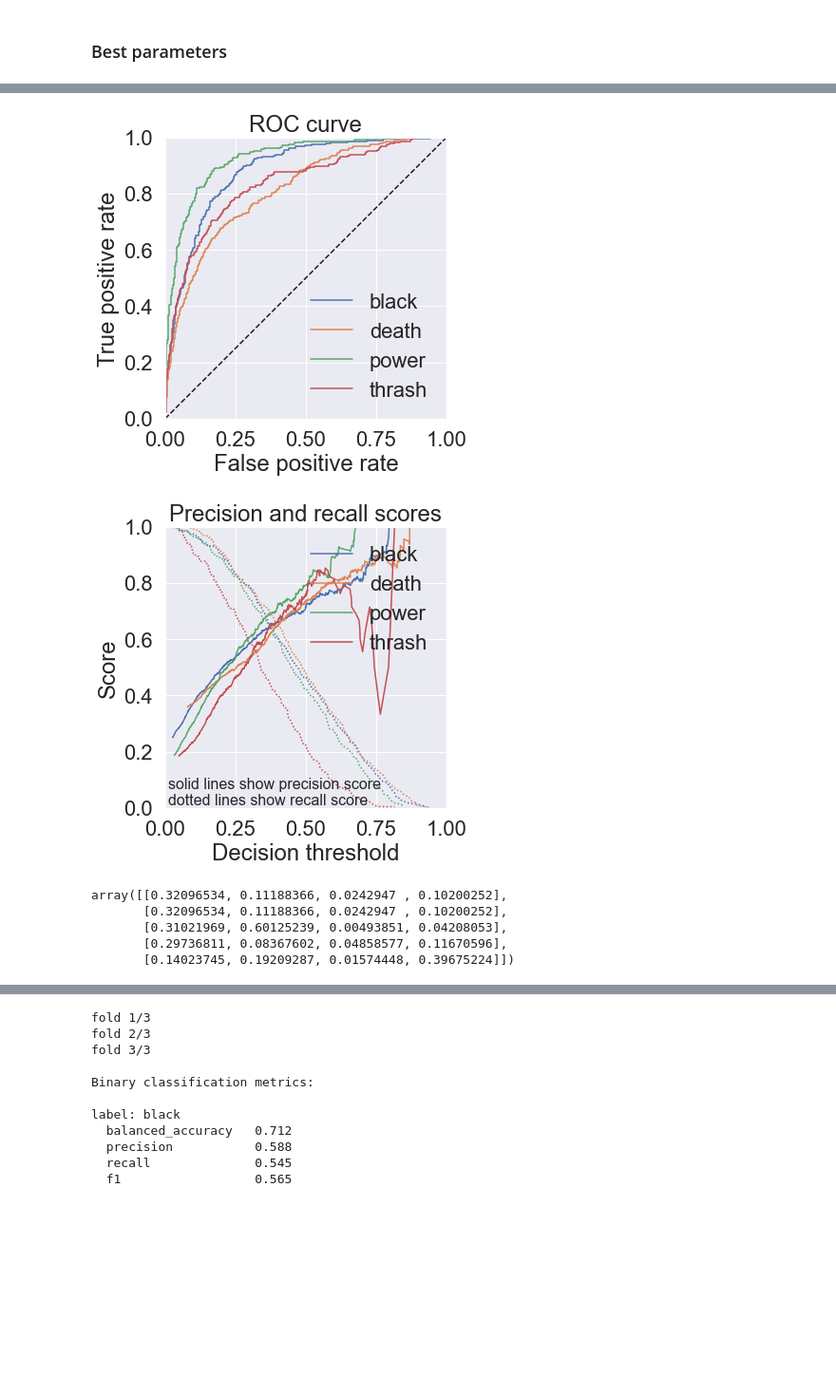
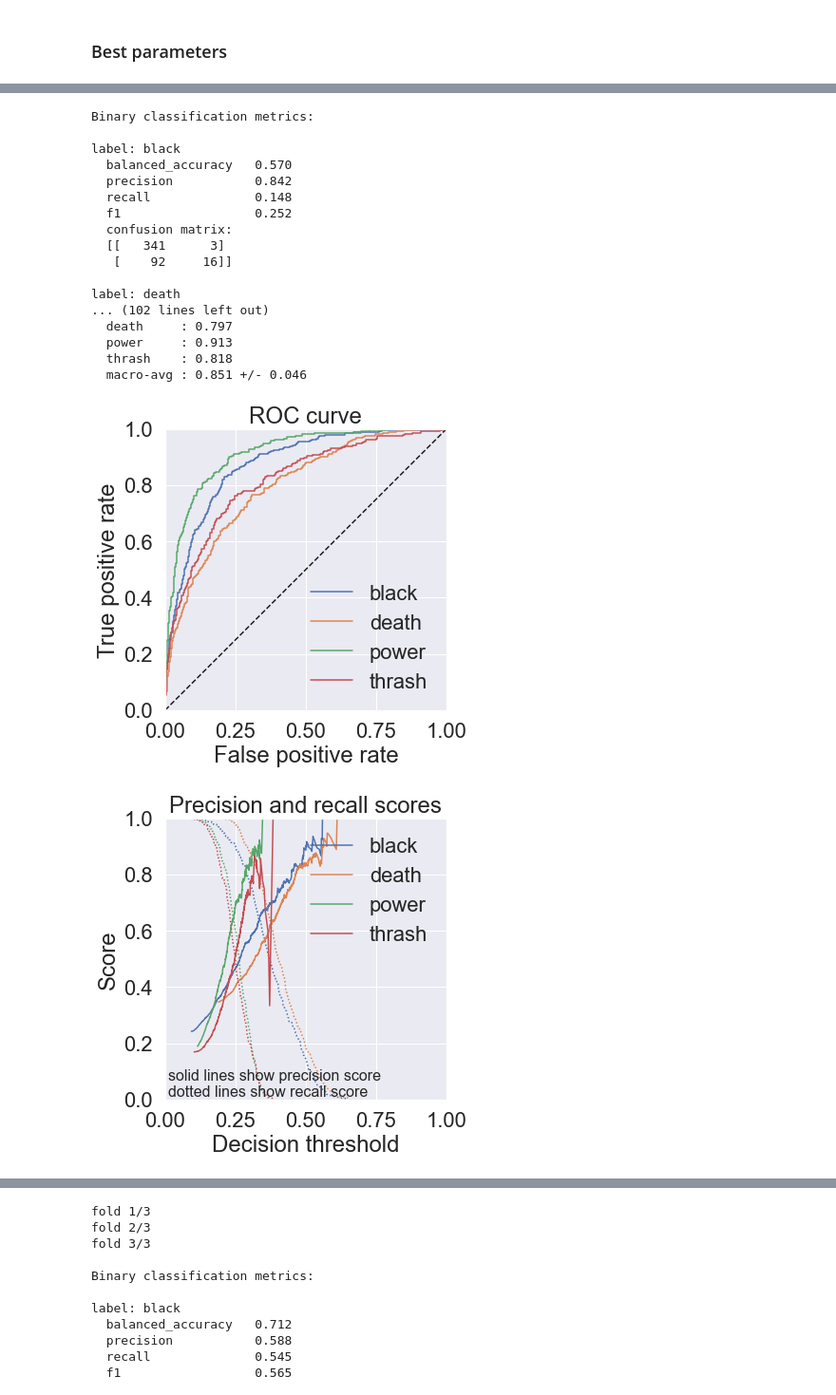
Before and after one commit to pdqnguyen/metallyrics, a Jupyter notebook: analyses/lyrics/notebooks/song-lyrics-multi-genre-bow.ipynb, the cells around one changed output, grey strips where cells are left out. Shown at 95% size. Cells and saved outputs as stored; diff of their text form; code cells hidden in the pictures; blank space fills up the shorter version.

```diff
--- a/analyses/lyrics/notebooks/song-lyrics-multi-genre-bow.ipynb
+++ b/analyses/lyrics/notebooks/song-lyrics-multi-genre-bow.ipynb
@@ -788,9 +805,9 @@ lr_params = dict(
     random_state=0
 )
 params = {
-    'min_df': [0.1, 0.3, 0.5],
-    'max_df': [0.7, 0.9],
-    'max_features': [300, 500, 1000, 3000],
+    'min_df': [0.1, 0.3],
+    'max_df': [0.8, 0.9, 0.95],
+    'max_features': [500, 1000, 3000],
 }
 param_grid = list(itertools.product(*params.values()))
 results = []
@@ -801,7 +818,7 @@ for min_df, max_df, max_features in param_grid:
         min_df=min_df,
         max_df=max_df,
         max_features=max_features,
-        sublinear_tf=cfg['sublinear_tf'],
+        sublinear_tf=False,
     )
     pipeline = Pipeline(
         vectorizer=vectorizer,
@@ -860,16 +878,17 @@ vectorizer = TfidfVectorizer(
     tokenizer=tokenizer,
     min_df=0.1,
     max_df=0.9,
-    max_features=500,
+    max_features=5000,
     sublinear_tf=False,
 )
 # %%
 lr_params = dict(
-    solver='lbfgs',
+    solver='newton-cg',
+    C=0.1,
     max_iter=1000,
     random_state=0
 )
-pipeline = Pipeline(
+lr_pipeline = NLPipeline(
     vectorizer=vectorizer,
     resampler=MLSOL(perc_gen_instances=0.3, k=5),
     classifier=BinaryRelevance(
@@ -877,18 +896,9 @@ pipeline = Pipeline(
         require_dense=[False, True]
     )
 )
-mlc, _ = multilabel_pipeline_cross_val(pipeline, X, y, labels=genres)
-mlc.print_report()
-best_thresh = mlc.thresh
-if isinstance(best_thresh, float):
-    best_thresh = np.ones(mlc.n_labels) * best_thresh
-if len(best_thresh.shape) == 2:
-    best_thresh = best_thresh.mean(0)
-print("\nDecision thresholds:")
-for i, label in enumerate(mlc.labels):
-    print(f"  {label:<10s}: {best_thresh[i]:.2f}")
-mlc.plot_roc_curve()
+lr_mlc = multilabel_pipeline_cross_val(lr_pipeline, X, y, labels=genres, verbose=2)
+lr_mlc.plot_roc_curve()
 plt.show()
-mlc.plot_precision_recall_curve()
+lr_mlc.plot_precision_recall_curve()
 plt.show()
 # %% [output]
@@ -912,10 +939,19 @@ label: black
+Binary classification metrics:
+
+label: black
+  balanced_accuracy   0.570
+  precision           0.842
+  recall              0.148
+  f1                  0.252
+  confusion matrix:
+  [[   341      3]
+   [    92     16]]
+
+label: death
+... (102 lines left out)
+  death     : 0.797
+  power     : 0.913
+  thrash    : 0.818
+  macro-avg : 0.851 +/- 0.046
-[figure, old version]
+[figure, new version]
-[figure, old version]
+[figure, new version]
-# %%
-pipeline.predict(['', 'satan', 'flesh', 'sword', 'kill'])
-# %% [output]
-array([[0.32096534, 0.11188366, 0.0242947 , 0.10200252],
-       [0.32096534, 0.11188366, 0.0242947 , 0.10200252],
-       [0.31021969, 0.60125239, 0.00493851, 0.04208053],
-       [0.29736811, 0.08367602, 0.04858577, 0.11670596],
-       [0.14023745, 0.19209287, 0.01574448, 0.39675224]])
```
Also changed, not shown: parts of 39 cells of this notebook, 6 other files.
